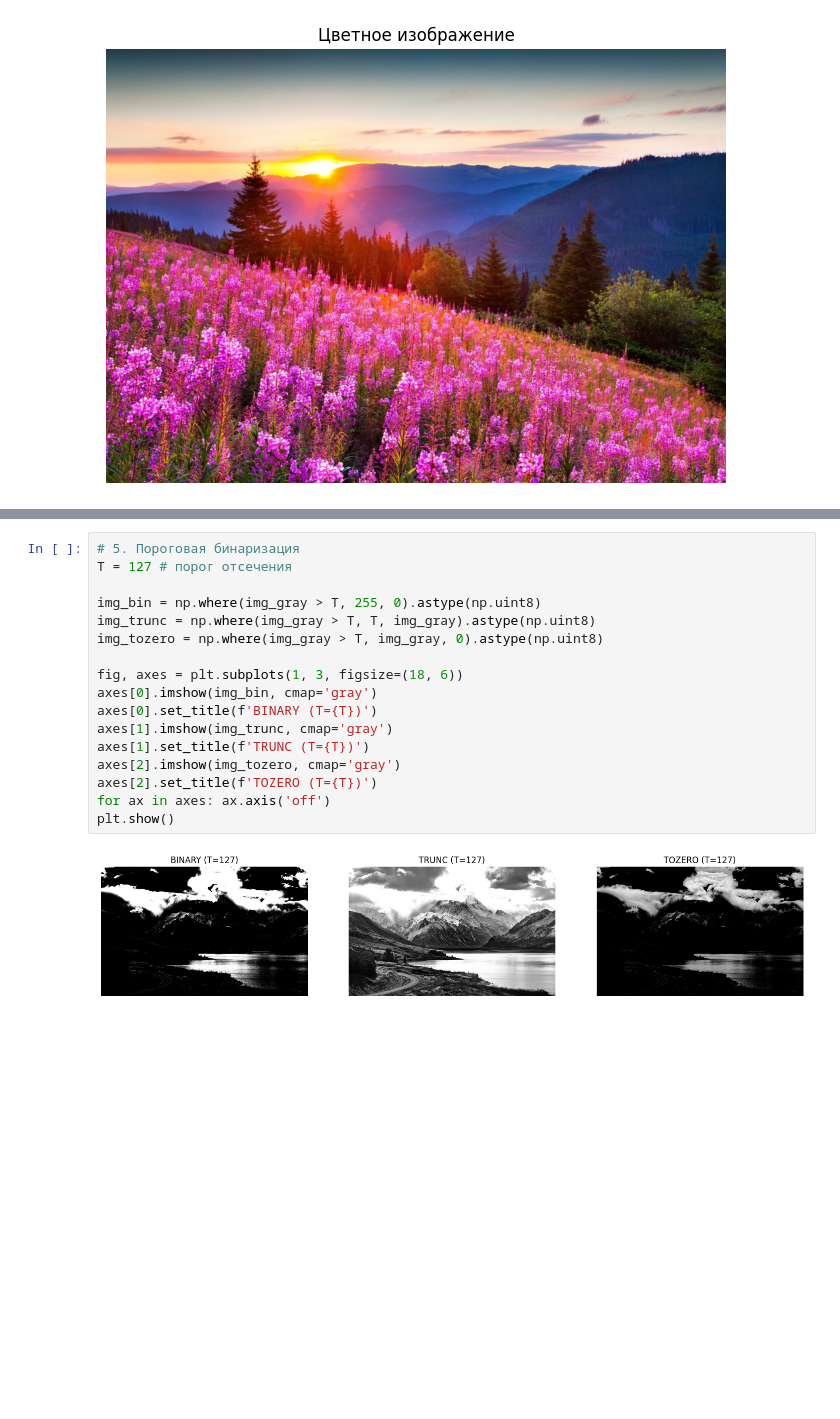
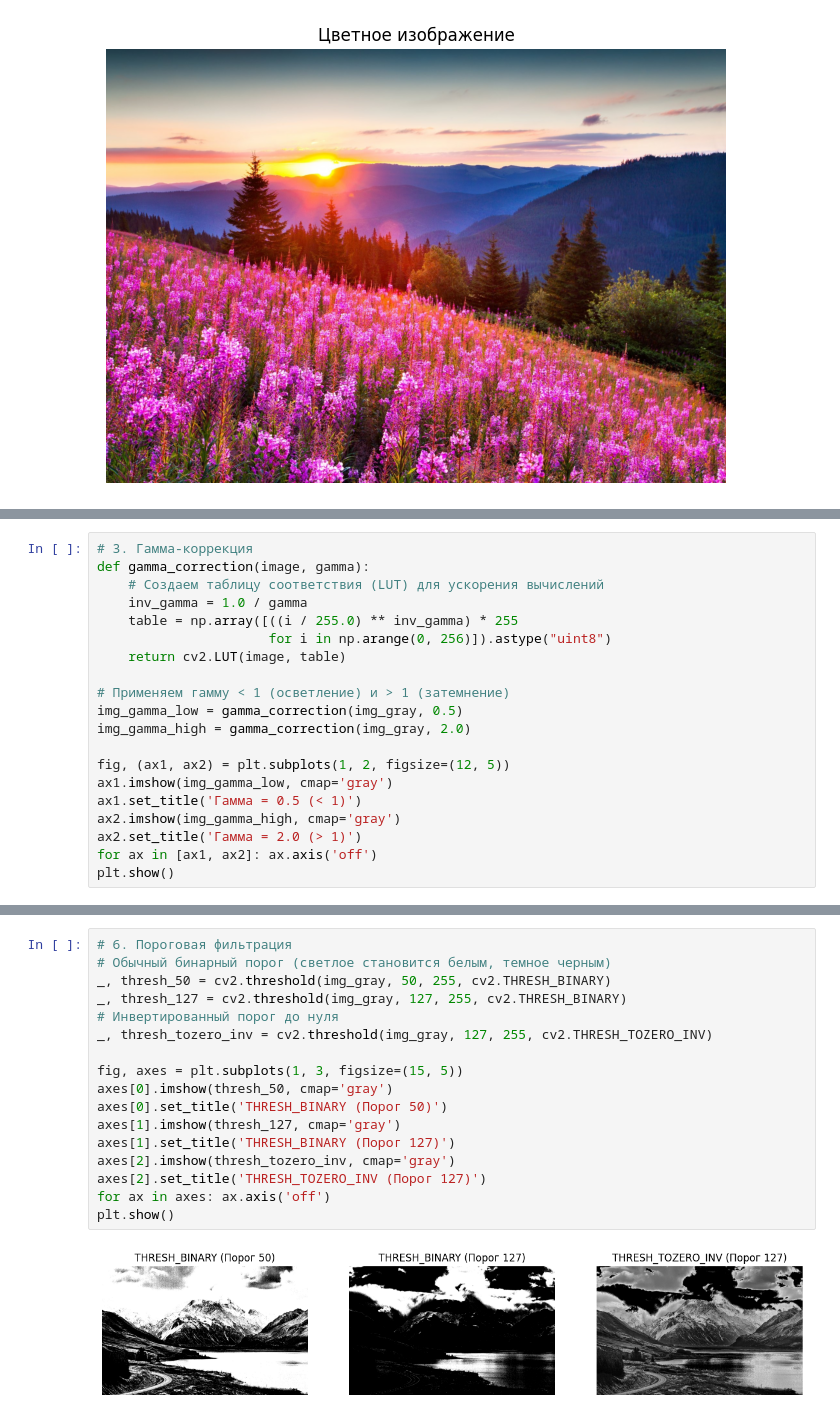
Before and after one commit to Fox666M/image-processing, a Jupyter notebook: Homework_1.ipynb, the cells around one changed output, grey strips where cells are left out. Drawn from its saved outputs; the diff is of its cells as text; blank space fills up the shorter version.

```diff
--- a/Homework_1.ipynb
+++ b/Homework_1.ipynb
@@ -92,0 +42,20 @@ plt.show()
+# %%
+# 3. Гамма-коррекция
+def gamma_correction(image, gamma):
+    # Создаем таблицу соответствия (LUT) для ускорения вычислений
+    inv_gamma = 1.0 / gamma
+    table = np.array([((i / 255.0) ** inv_gamma) * 255
+                      for i in np.arange(0, 256)]).astype("uint8")
+    return cv2.LUT(image, table)
+
+# Применяем гамму < 1 (осветление) и > 1 (затемнение)
+img_gamma_low = gamma_correction(img_gray, 0.5)
+img_gamma_high = gamma_correction(img_gray, 2.0)
+
+fig, (ax1, ax2) = plt.subplots(1, 2, figsize=(12, 5))
+ax1.imshow(img_gamma_low, cmap='gray')
+ax1.set_title('Гамма = 0.5 (< 1)')
+ax2.imshow(img_gamma_high, cmap='gray')
+ax2.set_title('Гамма = 2.0 (> 1)')
+for ax in [ax1, ax2]: ax.axis('off')
+plt.show()
@@ -93,19 +103,19 @@ plt.show()
 # %%
-# 5. Пороговая бинаризация
-T = 127 # порог отсечения
+# 6. Пороговая фильтрация
+# Обычный бинарный порог (светлое становится белым, темное черным)
+_, thresh_50 = cv2.threshold(img_gray, 50, 255, cv2.THRESH_BINARY)
+_, thresh_127 = cv2.threshold(img_gray, 127, 255, cv2.THRESH_BINARY)
+# Инвертированный порог до нуля
+_, thresh_tozero_inv = cv2.threshold(img_gray, 127, 255, cv2.THRESH_TOZERO_INV)
 
-img_bin = np.where(img_gray > T, 255, 0).astype(np.uint8)
-img_trunc = np.where(img_gray > T, T, img_gray).astype(np.uint8)
-img_tozero = np.where(img_gray > T, img_gray, 0).astype(np.uint8)
-
-fig, axes = plt.subplots(1, 3, figsize=(18, 6))
-axes[0].imshow(img_bin, cmap='gray')
-axes[0].set_title(f'BINARY (T={T})')
-axes[1].imshow(img_trunc, cmap='gray')
-axes[1].set_title(f'TRUNC (T={T})')
-axes[2].imshow(img_tozero, cmap='gray')
-axes[2].set_title(f'TOZERO (T={T})')
+fig, axes = plt.subplots(1, 3, figsize=(15, 5))
+axes[0].imshow(thresh_50, cmap='gray')
+axes[0].set_title('THRESH_BINARY (Порог 50)')
+axes[1].imshow(thresh_127, cmap='gray')
+axes[1].set_title('THRESH_BINARY (Порог 127)')
+axes[2].imshow(thresh_tozero_inv, cmap='gray')
+axes[2].set_title('THRESH_TOZERO_INV (Порог 127)')
 for ax in axes: ax.axis('off')
 plt.show()
 # %% [output]
-[figure, old version]
+[figure, new version]
```
Also changed, not shown: parts of 8 cells of this notebook.
